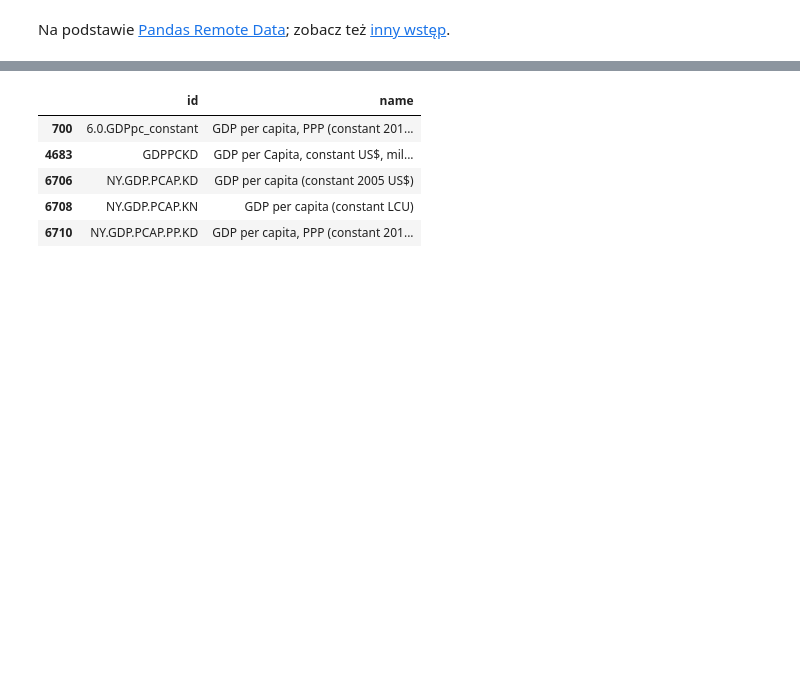
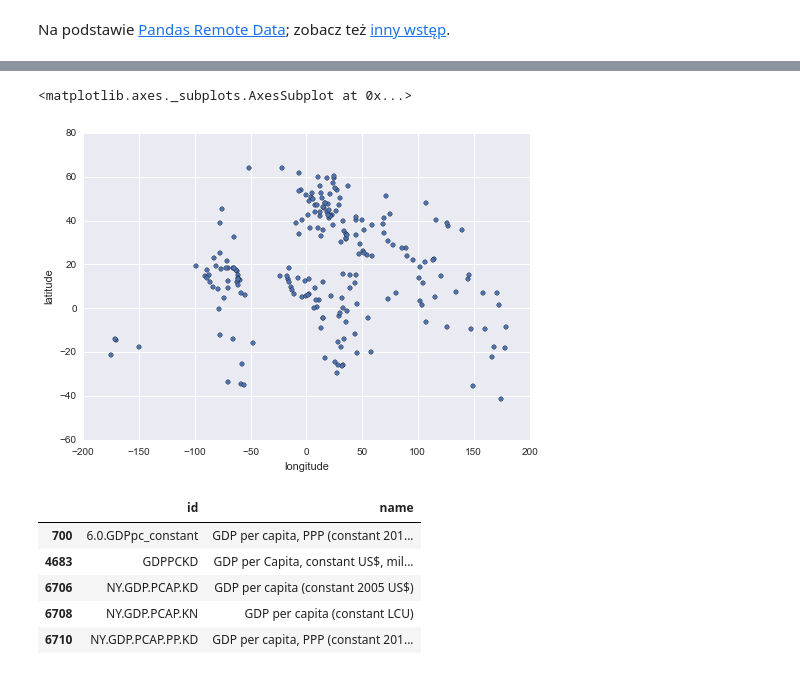
Before and after one commit to DELabUW/szkola-letnia-2015, a Jupyter notebook: demo/worldbank.ipynb, the cells around one changed output, grey strips where cells are left out. Saved outputs shown, nothing was run; the diff lists cells and outputs as text; code cells hidden in the pictures; blank space fills up the shorter version.

```diff
--- a/demo/worldbank.ipynb
+++ b/demo/worldbank.ipynb
@@ -6,3 +6,5 @@ from pandas.io import wb
 import numpy as np
 # %% [markdown]
 Na podstawie [Pandas Remote Data](http://pandas.pydata.org/pandas-docs/stable/remote_data.html); zobacz też [inny wstęp](http://nbviewer.ipython.org/github/psychemedia/dataviz4development/blob/master/dataloaders/World%20Bank%20Demo.ipynb).
+# %%
+kraje = wb.get_countries().set_index('name')
@@ -9,3 +21,12 @@ Na podstawie [Pandas Remote Data](http://pandas.pydata.org/pandas-docs/stable/re
+# %%
+# poprawiamy współrzędne (dostaliśmy je jako napisy, zamist - liczb)
+kraje['latitude'] = [float(x) if x != "" else np.nan for x in kraje['latitude']]
+kraje['longitude'] = [float(x) if x != "" else np.nan for x in kraje['longitude']]
+# %%
+kraje.dropna().plot(kind='scatter', x='longitude', y='latitude')
+# %% [output]
+<matplotlib.axes._subplots.AxesSubplot at 0x...>
+[figure, added]
 # %%
 wb.search('gdp.*capita.*const').iloc[:,:2]
 # %% [output]
```
Also changed, not shown: parts of 9 cells of this notebook.
